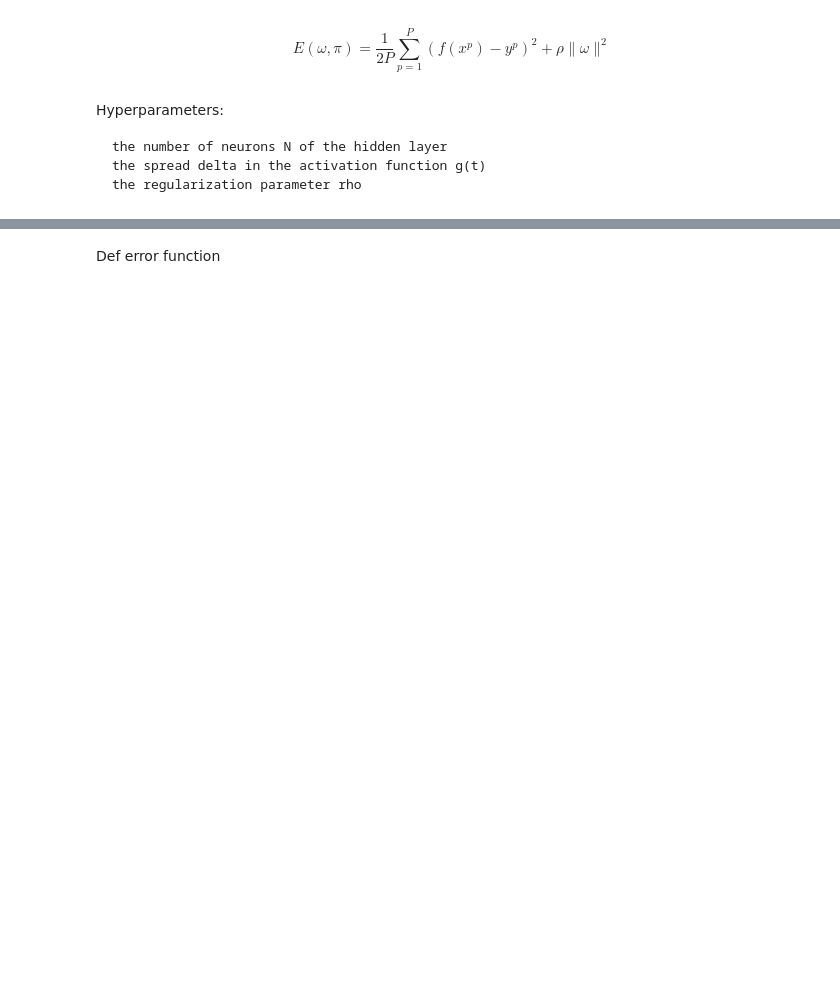
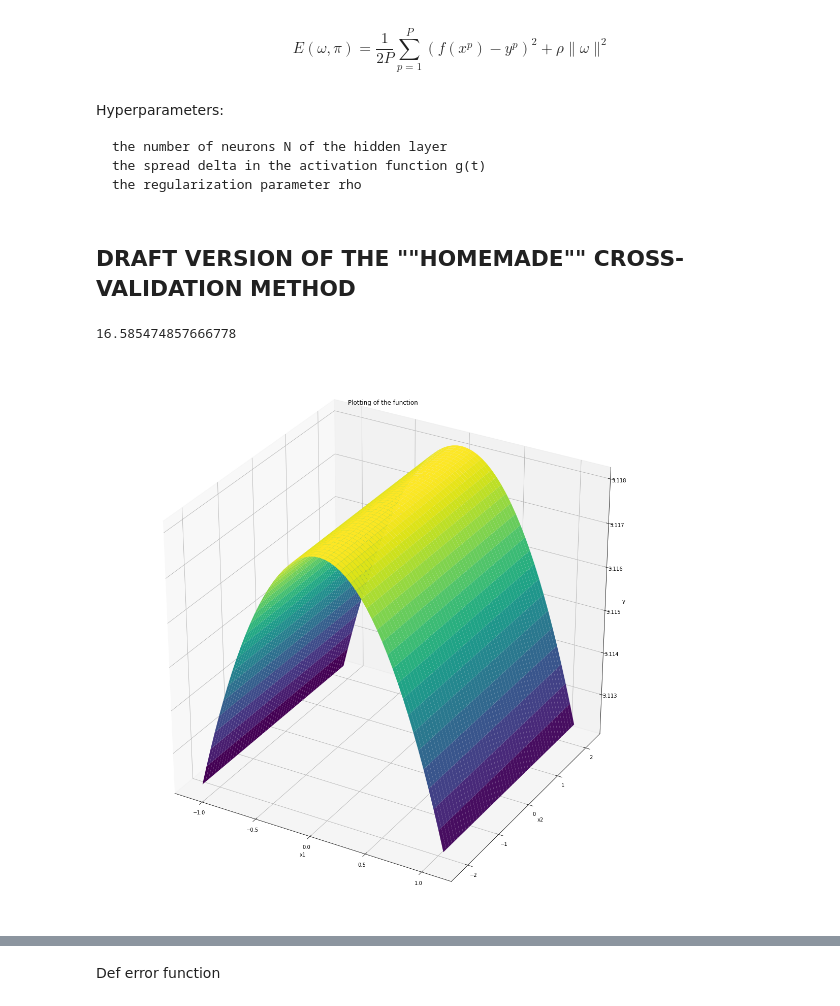
Before and after one commit to omirbanu/OMML-Projects, a Jupyter notebook: Davaj Davaj.ipynb, the cells around one changed output, grey strips where cells are left out. Cells and saved outputs as stored; diff of their text form; code cells hidden in the pictures; blank space fills up the shorter version.

```diff
--- a/Davaj Davaj.ipynb
+++ b/Davaj Davaj.ipynb
@@ -167,3 +164,4 @@ reg_tr_error(omega.flatten())
 # %%
-minimize(reg_tr_error,omega.flatten())
+res=minimize(reg_tr_error,omega.flatten(), args=[X_train,Y_train])
+res
 # %% [output]
@@ -314,0 +217,2 @@ print(running_time,np.linalg.norm(fun_grad(res.x)))
+# %% [markdown]
+## DRAFT VERSION OF THE ""HOMEMADE"" CROSS-VALIDATION METHOD
@@ -314,0 +286,72 @@ print(running_time,np.linalg.norm(fun_grad(res.x)))
+# %%
+#average rmse
+sum(val_err_dict.values())/len(val_err_dict)
+# %% [output]
+16.585474857666778
+# %%
+import matplotlib.pyplot as plt
+from mpl_toolkits.mplot3d import Axes3D
+
+def saddle(X):
+
+    omega=res['x']
+
+    V=omega.T[:N].reshape(1,N)
+    W=omega.T[N:N+2*N].reshape(N,2)
+
+    bias=omega.T[N+2*N:].reshape(N,1)
+
+    def tanh(t,sigma=1):
+        return (np.exp(2*sigma*t)-1)/(np.exp(2*sigma*t)+1)
+    def activation_f(W,X,bias):
+
+        return tanh(W.dot(X)-bias,sigma)
+
+    predicted_values=V.dot(activation_f(W,X,bias))
+    return predicted_values
+
+
+def plotting( title='Plotting of the function'): #if you do not provide a title, 'Plotting...' will be used
+    #create the object
+    fig = plt.figure(figsize=(20,20))
+    ax = plt.axes(projection='3d')
+    #create the grid
+    sample=50
+#    x = np.linspace(-1.1, 1.1, sample) #create 50 points between [-5,5] evenly spaced
+
+#    y = np.linspace(-2.2, 2.2, sample)
+
+    X = X_train[0]
+    Y = X_train[1]
+    sample = X.shape[0]
+
+    #x=np.random.randn(sample,1)
+    #y=np.random.randn(sample,1)
+
+ #   XY=np.concatenate((X,Y)).reshape(2,sample).T
+    sample=50
+    x = np.linspace(-1.1, 1.1, sample) #create 50 points between [-5,5] evenly spaced
+
+    y = np.linspace(-2.2, 2.2, sample)
+
+#    XY=X_train.T
+    X, Y = np.meshgrid(x,y) #create the grid for the plot
+    XY=np.concatenate((x,y)).reshape(2,sample).T
+    Z = saddle(XY.T) #evaluate the function (note that X,Y,Z are matrix)
+
+    ax.plot_surface(X, Y, Z, rstride=1, cstride=1,cmap='viridis', edgecolor='none')
+
+    ax.set_xlabel('x1')
+    ax.set_ylabel('x2')
+    ax.set_zlabel('y')
+#    ax.set_zlim(-2,6)
+
+    ax.set_title(title)
+ ##   plt.xlim(-1,1)
+ ##   plt.ylim(-2,2)
+    plt.grid()
+    plt.show()
+
+plotting()
+# %% [output]
+[figure, added]
```
Also changed, not shown: parts of 32 cells of this notebook.
